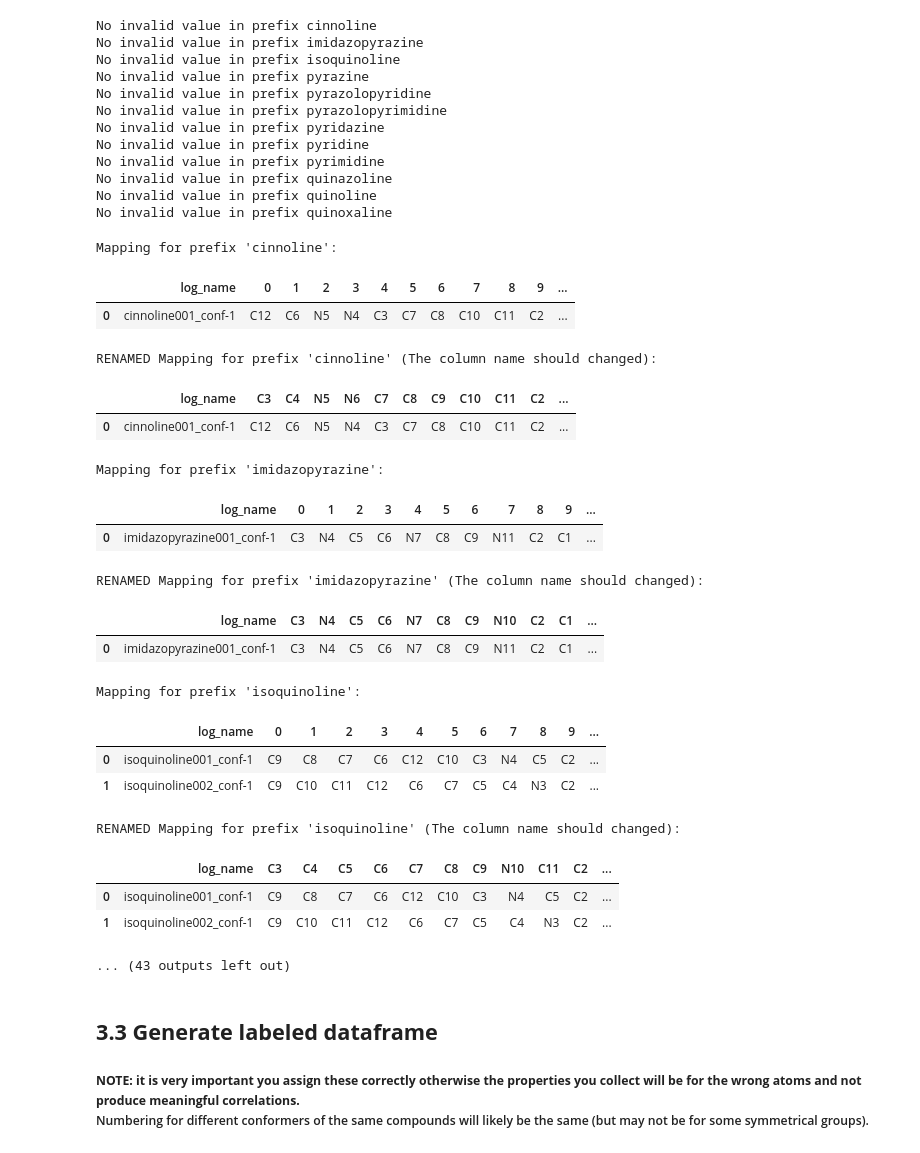
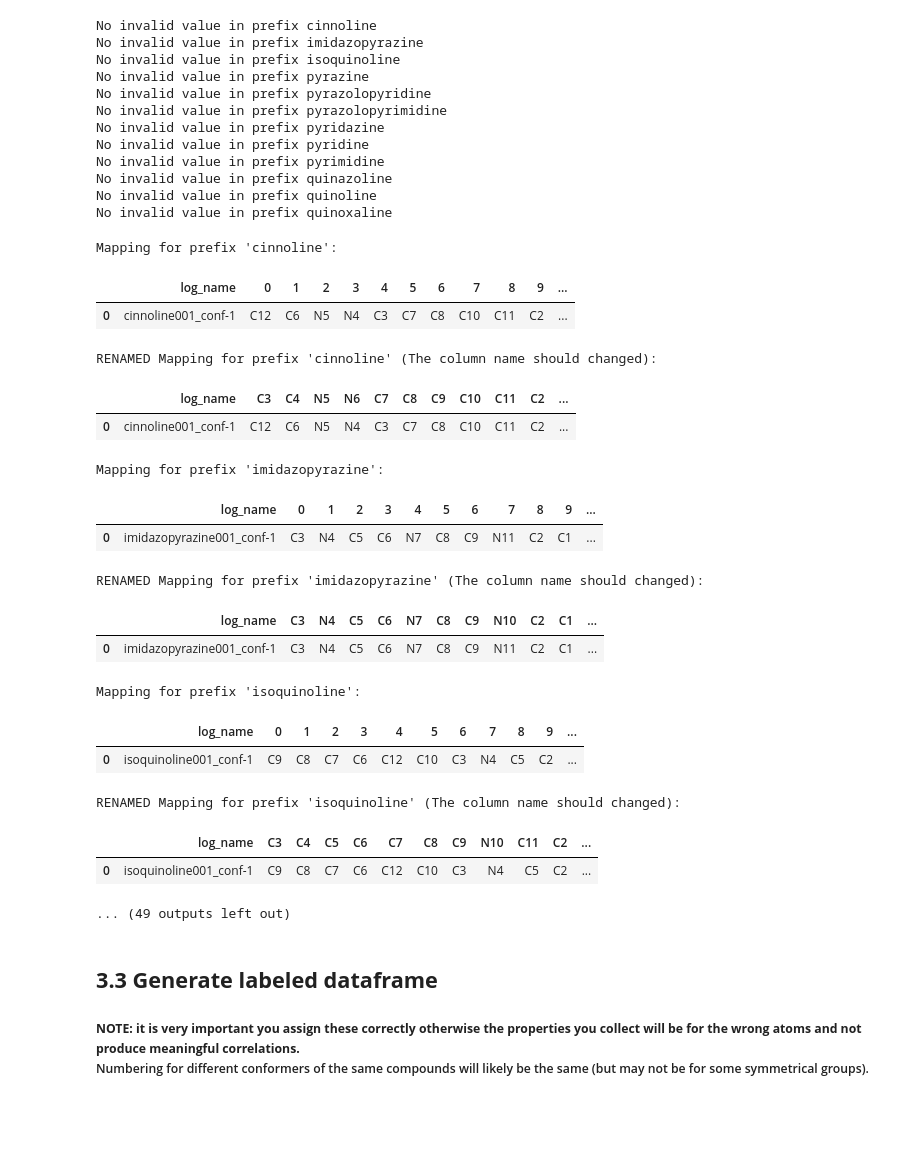
Before and after one commit to intel00000/stahl_data_science, a Jupyter notebook: DFT_Calculations/3.get_properties/gp_closed_shell/get_properties_preprocess_LPnrg_v1_0_3.ipynb, the cells around one changed output. Cells and saved outputs as stored; diff of their text form; code cells hidden in the pictures; blank space fills up the shorter version.

```diff
--- a/DFT_Calculations/3.get_properties/gp_closed_shell/get_properties_preprocess_LPnrg_v1_0_3.ipynb
+++ b/DFT_Calculations/3.get_properties/gp_closed_shell/get_properties_preprocess_LPnrg_v1_0_3.ipynb
@@ -175,20 +182,14 @@ pipe quinoxaline002_conf-9.sdf -> molecules_quinoxaline.sdf
 
 ### <p style="font-family: Arial; color: gold"> Draw the common substructure (with general atoms) in Chemdraw and copy as SMILES (this will generate a SMARTS string), edit the common_structure_list.
 # %%
-common_structure_list = {}
-
-for key in log_prefix:
-    structure_file = common_structure_folder + os.sep + key + ".cdxml"
-    substructure = Chem.MolsFromCDXMLFile(structure_file)
-    temp_smarts = Chem.MolToSmarts(substructure[0]) # convert to Smarts
-    # reparse from Smarts, this is in case the structure from the cdxml file is not the same as from the SMILES string
-    substructure = Chem.MolFromSmarts(temp_smarts)
-    # add the substructure to the dictionary
-    common_structure_list[key] = substructure
+common_structure_list = load_structures_from_cdxml(root_dir=common_structure_folder)
 
 # Generate a grid image for the common structures
 img = Chem.Draw.MolsToGridImage(
-    list(common_structure_list.values()), molsPerRow=4, subImgSize=(200, 200), legends=list(common_structure_list.keys())
+    list(common_structure_list.values()),
+    molsPerRow=5,
+    subImgSize=(150, 150),
+    legends=list(common_structure_list.keys()),
 )
 # Display the grid of images
 display(img)
@@ -501,7 +379,7 @@ for prefix in log_prefix:
     atom_labels = {}
     print(f"Mapping for prefix '{prefix}':")
     # Display the DataFrame to the user
-    display(mappped_df[prefix])
+    display(mappped_df[prefix].head(1))
 
     # rename the columns to atom labels
     index_counter = 3  # keep a counter for the atom labels
@@ -546,7 +424,7 @@ for prefix in log_prefix:
         index_counter += 1
 
     print(f"RENAMED Mapping for prefix '{prefix}' (The column name should changed):")
-    display(atom_label_mappings_pandas[prefix])
+    display(atom_label_mappings_pandas[prefix].head(1))
 
     img_list = []
 
@@ -580,7 +458,7 @@ for prefix in log_prefix:
 
         # Create a drawer
         drawer = Chem.Draw.rdMolDraw2D.MolDraw2DCairo(
-            500, 500
+            600, 600
         )  # Use Cairo backend for drawing
         drawer.drawOptions().continuousHighlight = True
         # Prepare highlight dictionary
@@ -588,45 +466,44 @@ for prefix in log_prefix:
             molecule,
             highlightAtoms=highlight_atoms,
             highlightAtomColors=highlight_colors,
         )
         drawer.FinishDrawing()
 
         png_data = drawer.GetDrawingText()
         img = Image.open(io.BytesIO(png_data))
         img_list.append(img)
 
     draw_grid_image(
-        img_list,
-        mappped_df[prefix]["log_name"],
-        3,
-        prefix,
-        "common_structure_reassigned_",
+        temp_folder=temp_folder,
+        img_list=img_list,
+        title_list=mappped_df[prefix]["log_name"],
+        num_Cols=5,
+        save_image_prefix="common_structure_reassigned_",
+        item_suffix=prefix,
     )
 
-print(f"Mapping dictionary:")
+print("Mapping dictionary:")
 format_dict_print(atom_label_mappings)
 # %% [output]
 Mapping for prefix 'cinnoline':
 |  | log_name | 0 | 1 | 2 | 3 | 4 | 5 | 6 | 7 | 8 | 9 | ... |
 | 0 | cinnoline001_conf-1 | C12 | C6 | N5 | N4 | C3 | C7 | C8 | C10 | C11 | C2 | ... |
 RENAMED Mapping for prefix 'cinnoline' (The column name should changed):
 |  | log_name | C3 | C4 | N5 | N6 | C7 | C8 | C9 | C10 | C11 | C2 | ... |
 | 0 | cinnoline001_conf-1 | C12 | C6 | N5 | N4 | C3 | C7 | C8 | C10 | C11 | C2 | ... |
 Mapping for prefix 'imidazopyrazine':
 |  | log_name | 0 | 1 | 2 | 3 | 4 | 5 | 6 | 7 | 8 | 9 | ... |
 | 0 | imidazopyrazine001_conf-1 | C3 | N4 | C5 | C6 | N7 | C8 | C9 | N11 | C2 | C1 | ... |
 RENAMED Mapping for prefix 'imidazopyrazine' (The column name should changed):
 |  | log_name | C3 | N4 | C5 | C6 | N7 | C8 | C9 | N10 | C2 | C1 | ... |
 | 0 | imidazopyrazine001_conf-1 | C3 | N4 | C5 | C6 | N7 | C8 | C9 | N11 | C2 | C1 | ... |
 Mapping for prefix 'isoquinoline':
 |  | log_name | 0 | 1 | 2 | 3 | 4 | 5 | 6 | 7 | 8 | 9 | ... |
 | 0 | isoquinoline001_conf-1 | C9 | C8 | C7 | C6 | C12 | C10 | C3 | N4 | C5 | C2 | ... |
-| 1 | isoquinoline002_conf-1 | C9 | C10 | C11 | C12 | C6 | C7 | C5 | C4 | N3 | C2 | ... |
 RENAMED Mapping for prefix 'isoquinoline' (The column name should changed):
 |  | log_name | C3 | C4 | C5 | C6 | C7 | C8 | C9 | N10 | C11 | C2 | ... |
 | 0 | isoquinoline001_conf-1 | C9 | C8 | C7 | C6 | C12 | C10 | C3 | N4 | C5 | C2 | ... |
-| 1 | isoquinoline002_conf-1 | C9 | C10 | C11 | C12 | C6 | C7 | C5 | C4 | N3 | C2 | ... |
-... (43 outputs left out)
+... (49 outputs left out)
 # %% [markdown]
 ## **3.3 Generate labeled dataframe**
 
```
Also changed, not shown: parts of 6 cells of this notebook, 35 other files.
